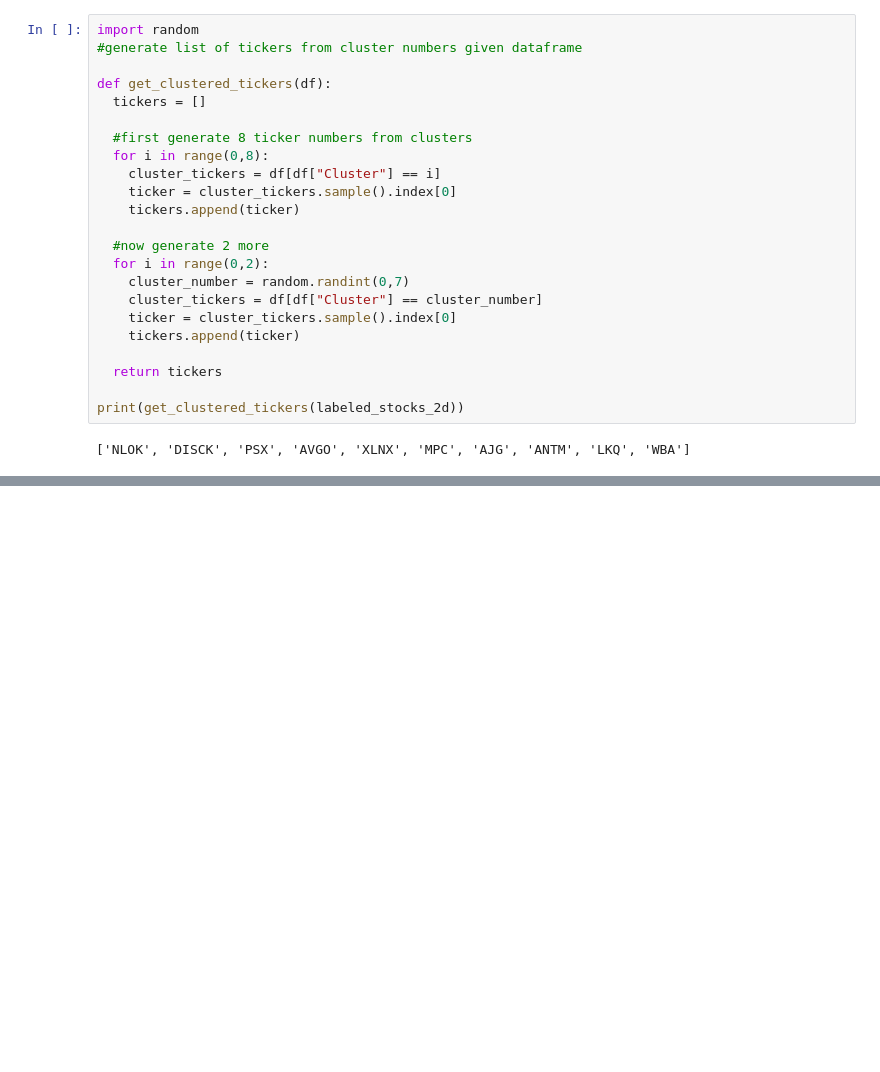
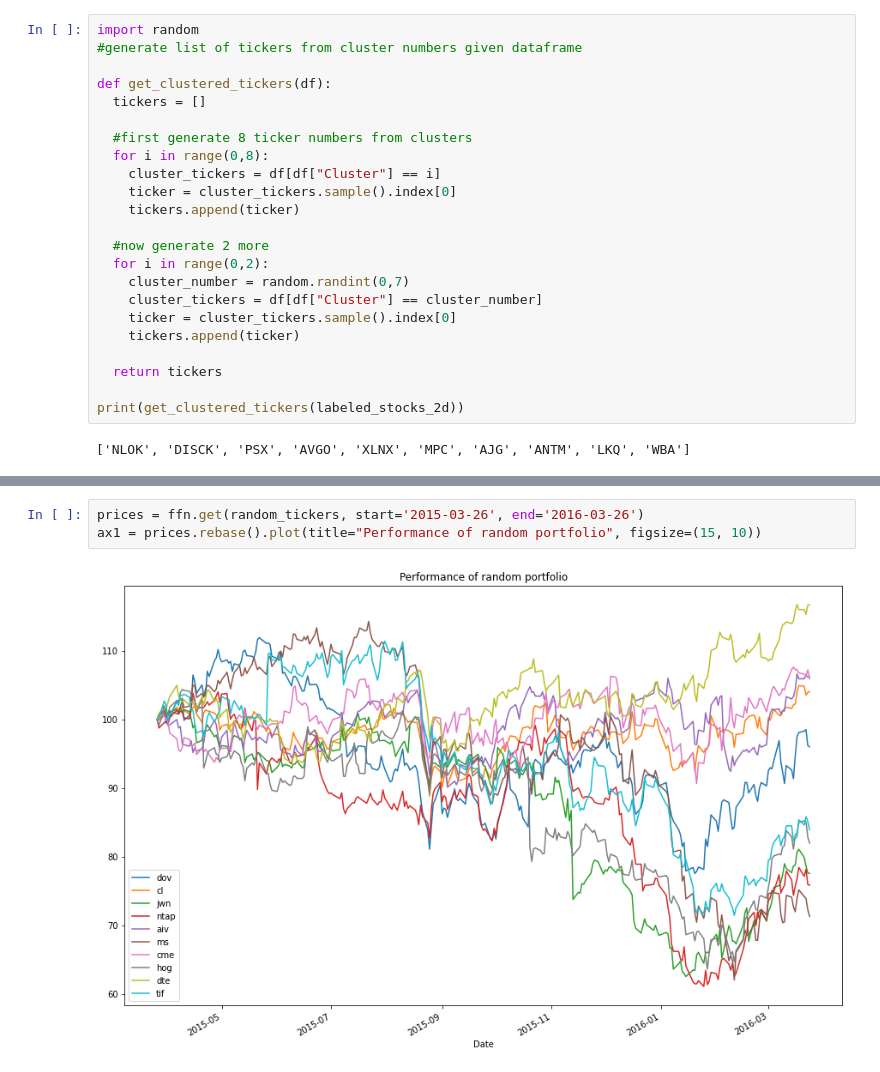
Before and after one commit to CAP4770-group9-project/final-project, a Jupyter notebook: k-means-clustering.ipynb, the cells around one changed output, grey strips where cells are left out. Cells and saved outputs as stored; diff of their text form; blank space fills up the shorter version.

```diff
--- a/k-means-clustering.ipynb
+++ b/k-means-clustering.ipynb
@@ -1214,0 +1196,5 @@ Requirement already satisfied: urllib3<1.25,>=1.21.1 in /usr/local/lib/python3.6
+# %%
+prices = ffn.get(random_tickers, start='2015-03-26', end='2016-03-26')
+ax1 = prices.rebase().plot(title="Performance of random portfolio", figsize=(15, 10))
+# %% [output]
+[figure, added]
```
Also changed, not shown: parts of 7 cells of this notebook.
